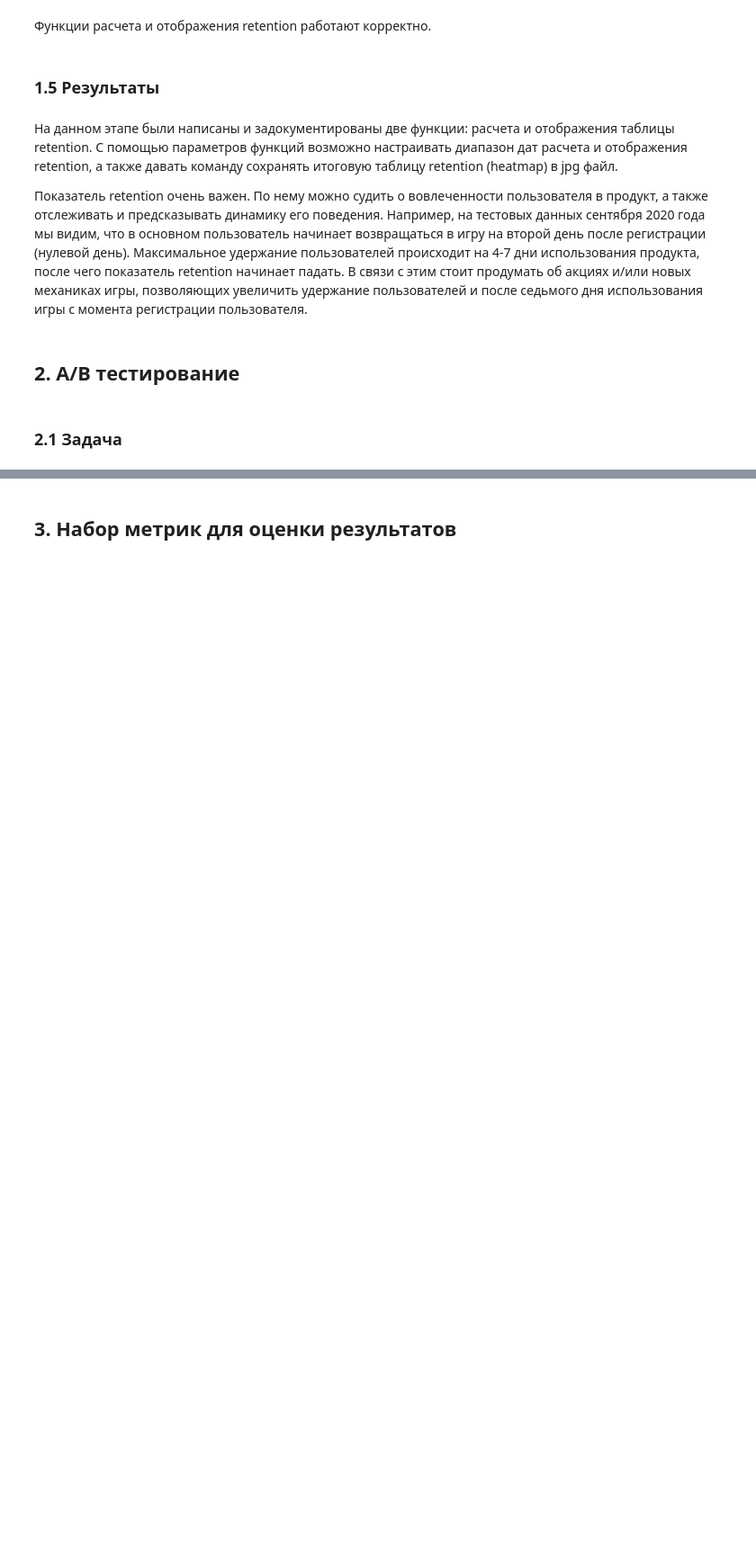
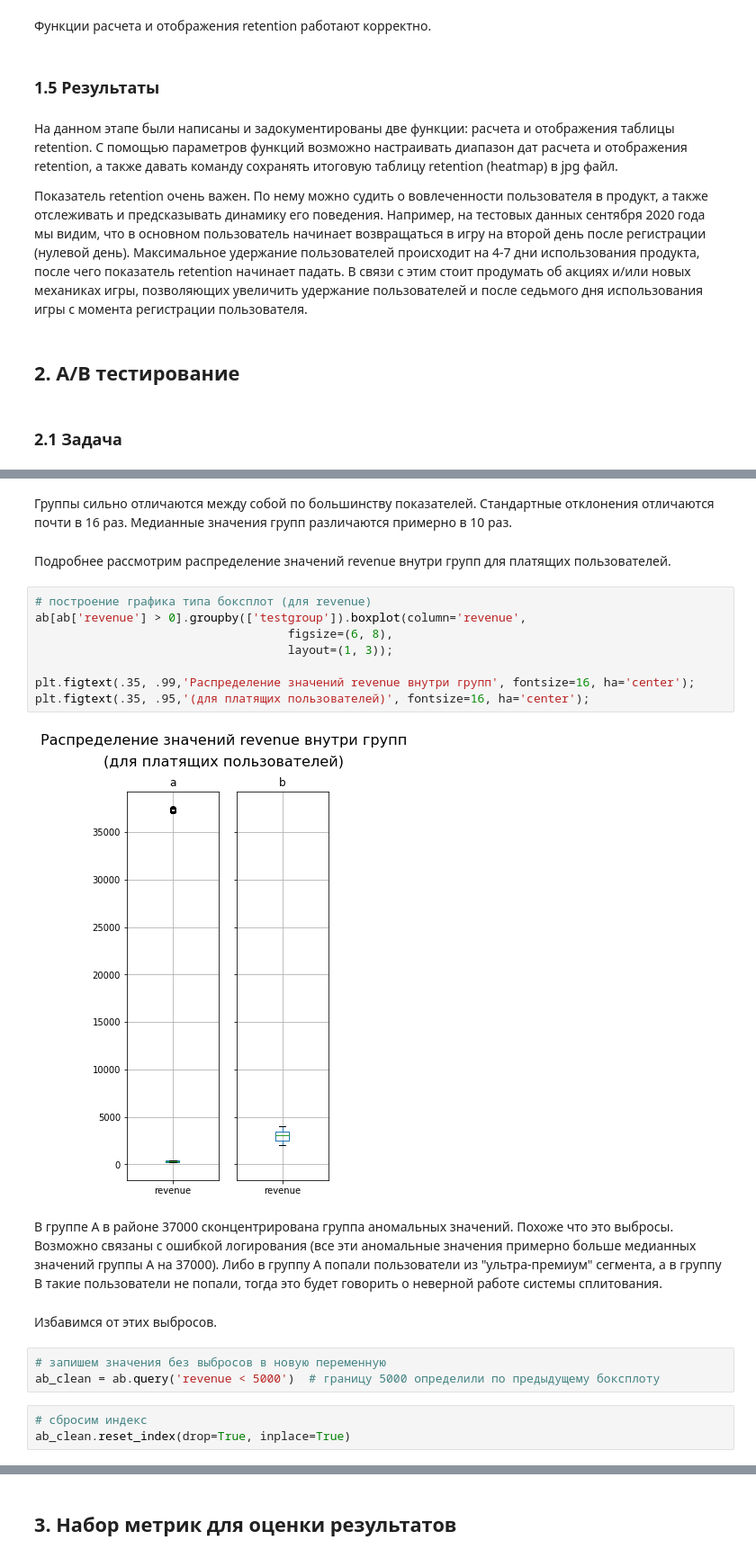
Before and after one commit to nktnlx/data_analysis_course, a Jupyter notebook: 37_final_project/final_project.ipynb, the cells around one changed output, grey strips where cells are left out. Shown at 90% size. Cells and saved outputs as stored; diff of their text form; blank space fills up the shorter version.

```diff
--- a/37_final_project/final_project.ipynb
+++ b/37_final_project/final_project.ipynb
@@ -636,0 +823,24 @@ plot_retention(retention_test, product_lt=23, user_lt=10, savefig=True)
+# %% [markdown]
+Группы сильно отличаются между собой по большинству показателей. Стандартные отклонения отличаются почти в 16 раз. Медианные значения групп различаются примерно в 10 раз.
+# %% [markdown]
+Подробнее рассмотрим распределение значений revenue внутри групп для платящих пользователей.
+# %%
+# построение графика типа боксплот (для revenue)
+ab[ab['revenue'] > 0].groupby(['testgroup']).boxplot(column='revenue',
+                                    figsize=(6, 8),
+                                    layout=(1, 3));
+
+plt.figtext(.35, .99,'Распределение значений revenue внутри групп', fontsize=16, ha='center');
+plt.figtext(.35, .95,'(для платящих пользователей)', fontsize=16, ha='center');
+# %% [output]
+[figure, added]
+# %% [markdown]
+В группе А в районе 37000 сконцентрирована группа аномальных значений. Похоже что это выбросы. Возможно связаны с ошибкой логирования (все эти аномальные значения примерно больше медианных значений группы А на 37000). Либо в группу А попали пользователи из "ультра-премиум" сегмента, а в группу B такие пользователи не попали, тогда это будет говорить о неверной работе системы сплитования.
+# %% [markdown]
+Избавимся от этих выбросов.
+# %%
+# запишем значения без выбросов в новую переменную
+ab_clean = ab.query('revenue < 5000')  # границу 5000 определили по предыдущему боксплоту
+# %%
+# сбросим индекс
+ab_clean.reset_index(drop=True, inplace=True)
```
Also changed, not shown: parts of 98 cells of this notebook.
